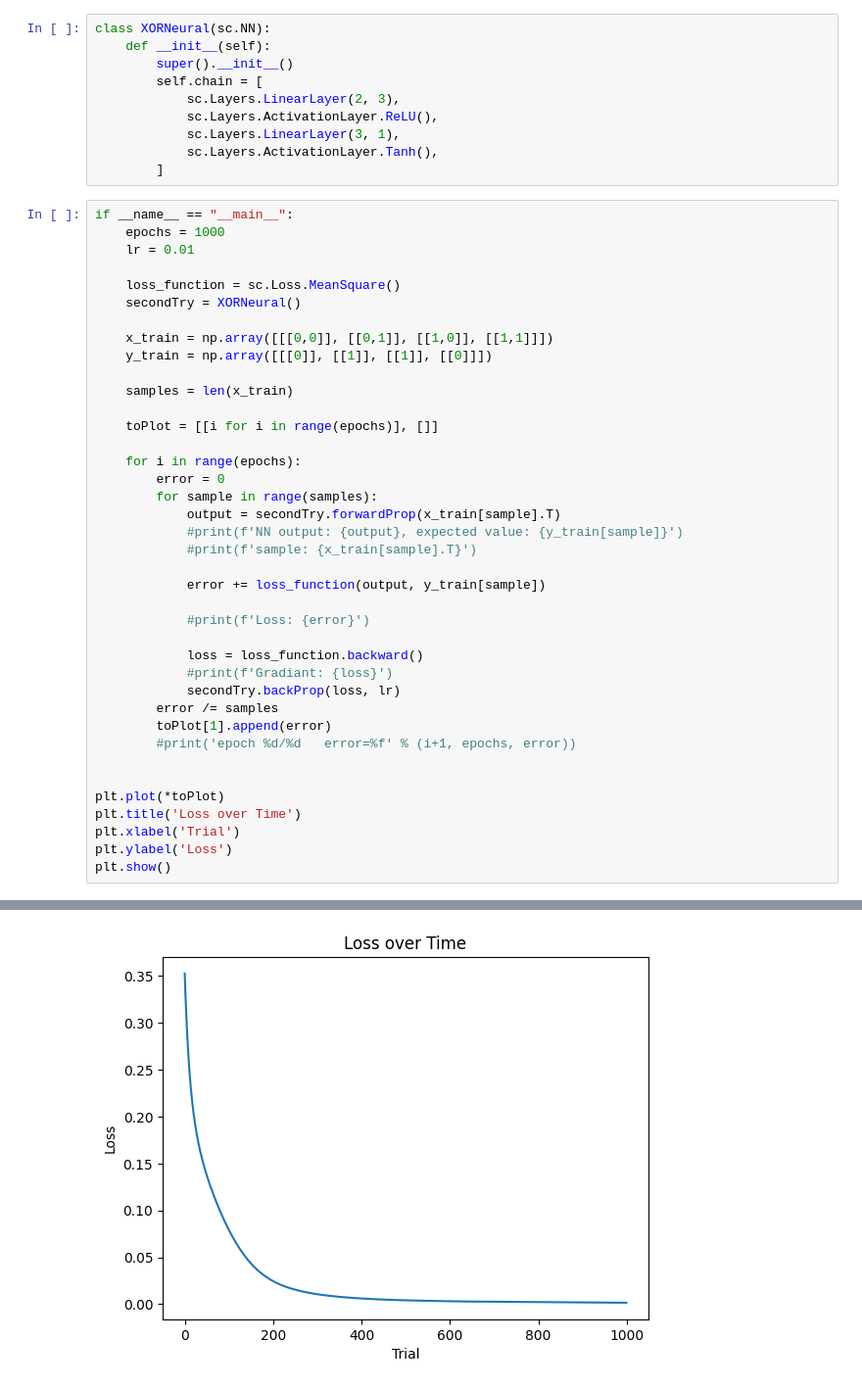
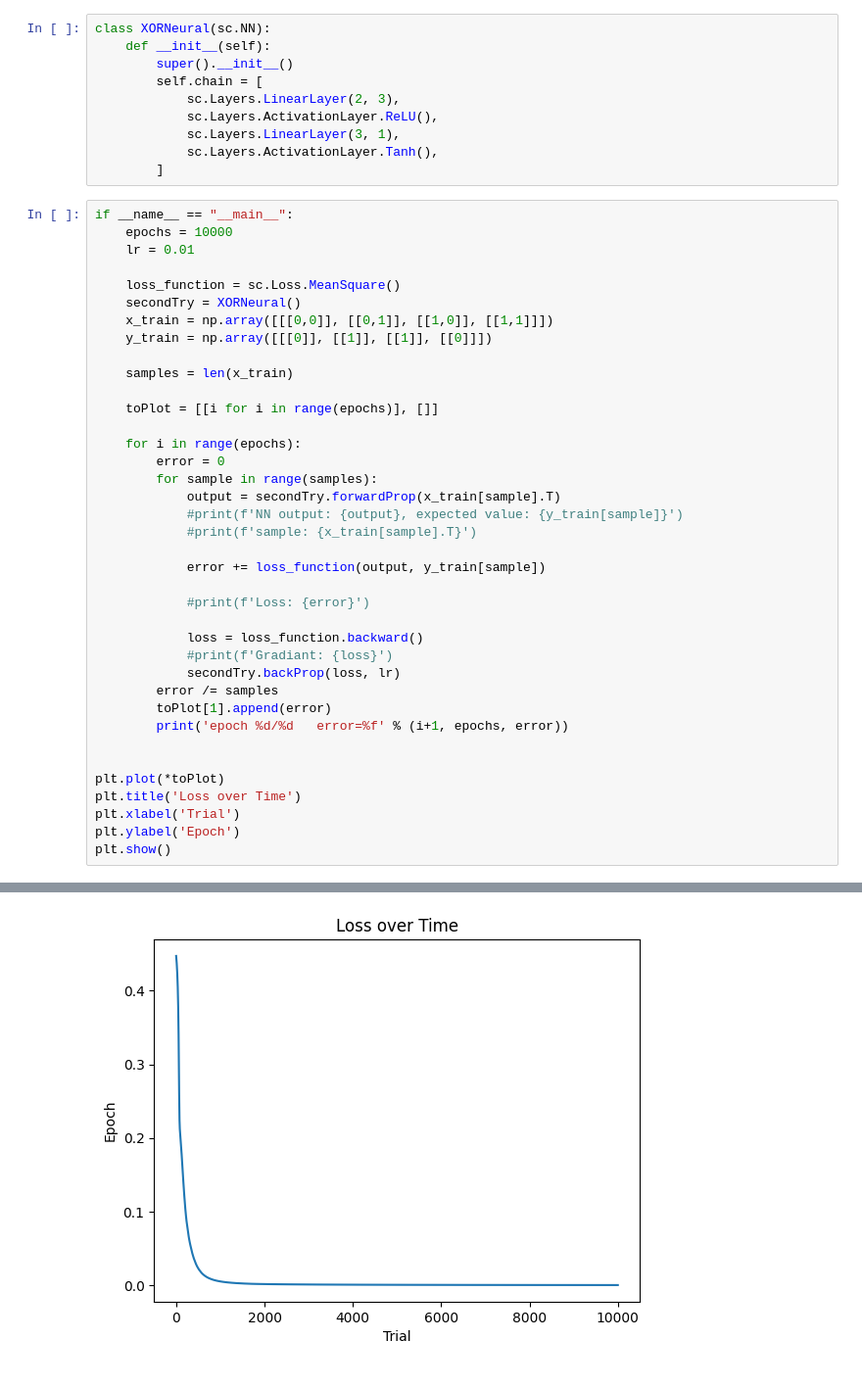
Before and after one commit to JSPiafsky/Neural-Network, a Jupyter notebook: NeuralNetwork/Xor.ipynb, the cells around one changed output, grey strips where cells are left out. Shown at 98% size. Drawn from its saved outputs; the diff is of its cells as text.

```diff
--- a/NeuralNetwork/Xor.ipynb
+++ b/NeuralNetwork/Xor.ipynb
@@ -15,12 +15,11 @@ class XORNeural(sc.NN):
         ]
 # %%
 if __name__ == "__main__":
-    epochs = 1000
+    epochs = 10000
     lr = 0.01
 
     loss_function = sc.Loss.MeanSquare()
     secondTry = XORNeural()
-
     x_train = np.array([[[0,0]], [[0,1]], [[1,0]], [[1,1]]])
     y_train = np.array([[[0]], [[1]], [[1]], [[0]]])
 
@@ -44,12 +43,12 @@ if __name__ == "__main__":
             secondTry.backProp(loss, lr)
         error /= samples
         toPlot[1].append(error)
-        #print('epoch %d/%d   error=%f' % (i+1, epochs, error))
+        print('epoch %d/%d   error=%f' % (i+1, epochs, error))
 
 
 plt.plot(*toPlot)
 plt.title('Loss over Time')
 plt.xlabel('Trial')
-plt.ylabel('Loss')
+plt.ylabel('Epoch')
 plt.show()
 # %% [output]
@@ -56,4 +72,4 @@ plt.show()
-[figure, old version]
+[figure, new version]
 # %%
 for i in [0,1]:
     for j in [0,1]:
```
Also changed, not shown: parts of 2 cells of this notebook, 17 other files.
